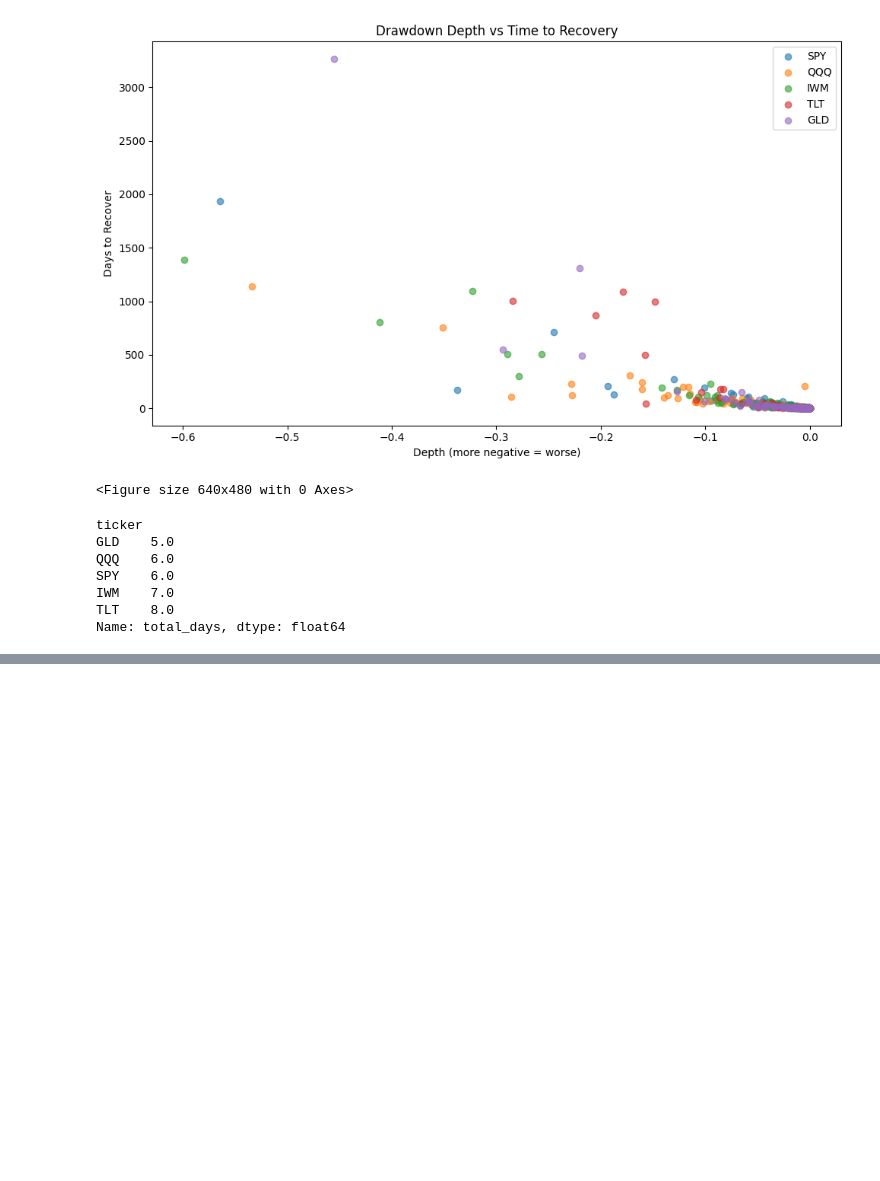
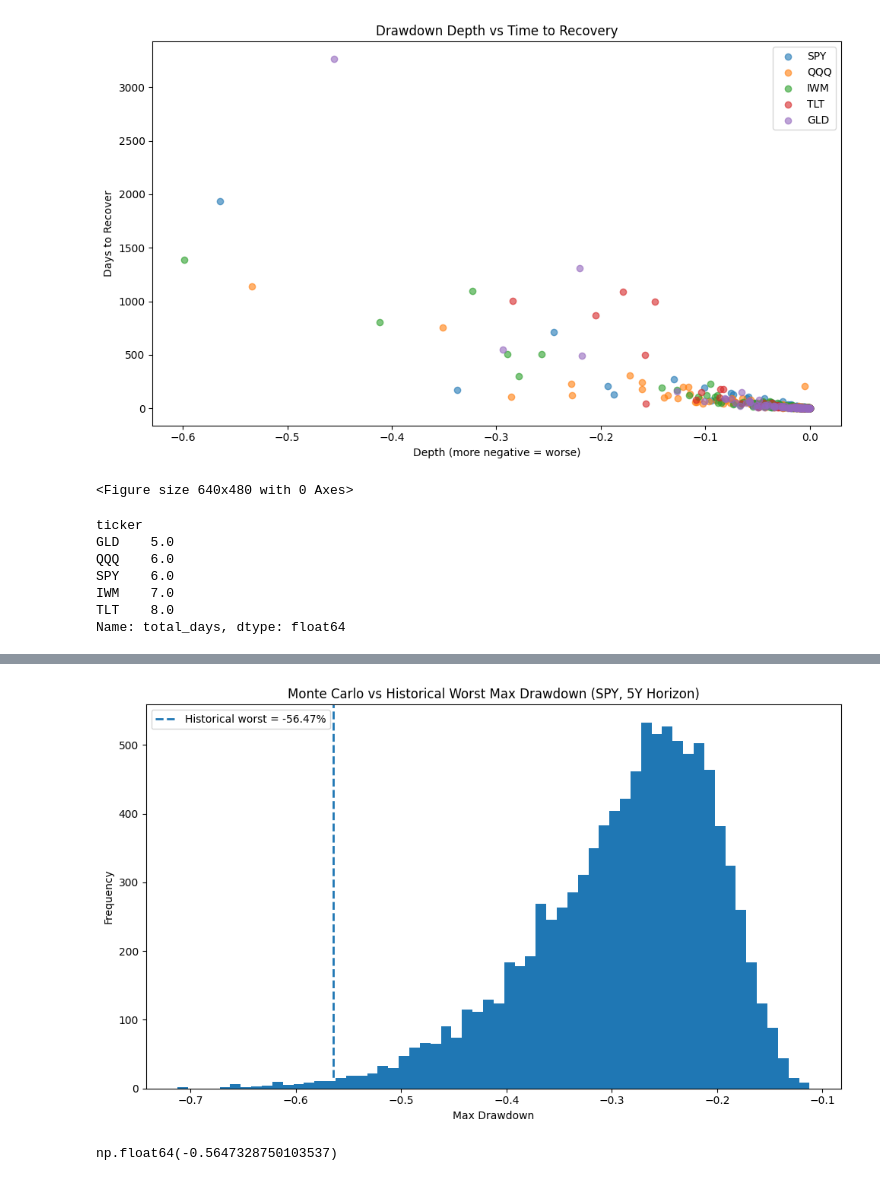
Before and after one commit to diegomikael/drawdown-risk-analysis, a Jupyter notebook: notebooks/step5_multi_asset.ipynb, the cells around one changed output, grey strips where cells are left out. Drawn from its saved outputs; the diff is of its cells as text; code cells hidden in the pictures; blank space fills up the shorter version.

```diff
--- a/notebooks/step5_multi_asset.ipynb
+++ b/notebooks/step5_multi_asset.ipynb
@@ -210,0 +280,3 @@ Name: total_days, dtype: float64
+# %%
+prices = fetch_adj_close()
+returns = prices.pct_change(fill_method=None).dropna()
@@ -210,0 +393,19 @@ Name: total_days, dtype: float64
+# %%
+from src.risk import compute_drawdown
+
+hist_dd = compute_drawdown(prices["SPY"].dropna())["drawdown"].min()
+
+plt.figure(figsize=(10,6))
+plt.hist(mc_max_dd["SPY"], bins=60)
+plt.axvline(hist_dd, linewidth=2, linestyle="--", label=f"Historical worst = {hist_dd:.2%}")
+plt.title("Monte Carlo vs Historical Worst Max Drawdown (SPY, 5Y Horizon)")
+plt.xlabel("Max Drawdown")
+plt.ylabel("Frequency")
+plt.legend()
+plt.tight_layout()
+plt.show()
+
+hist_dd
+# %% [output]
+[figure, added]
+np.float64(-0.5647328750103537)
```
Also changed, not shown: parts of 16 cells of this notebook, 3 other files.
